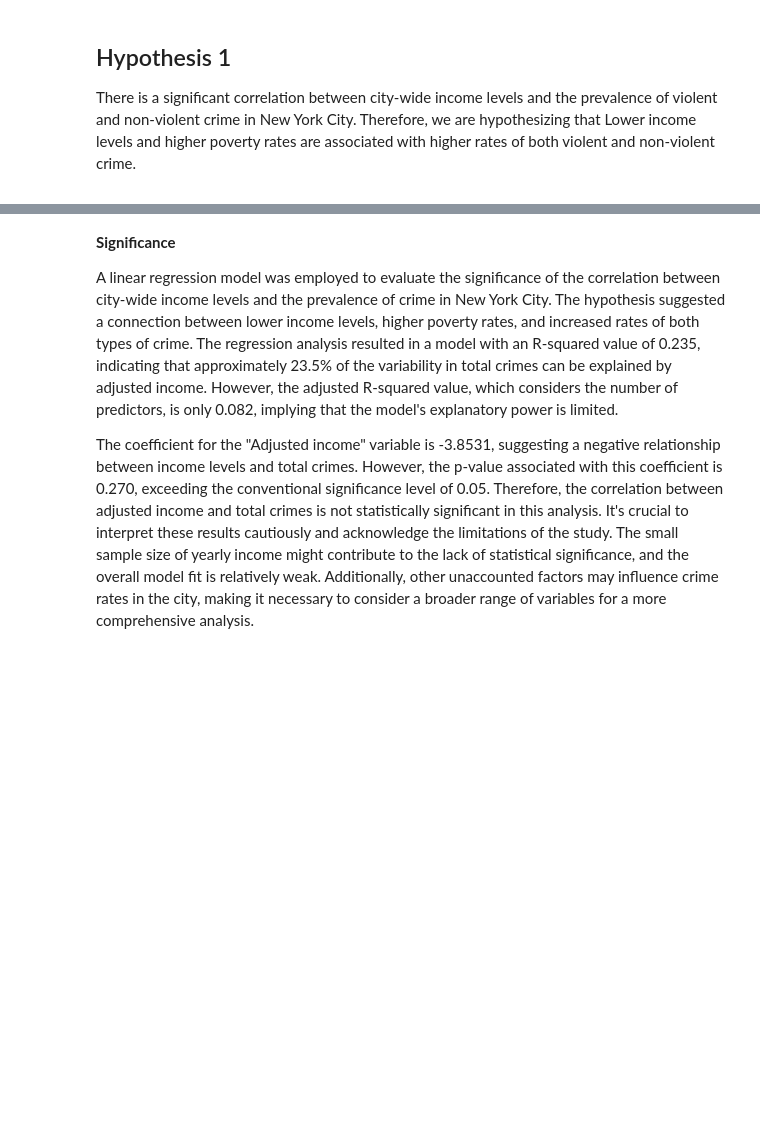
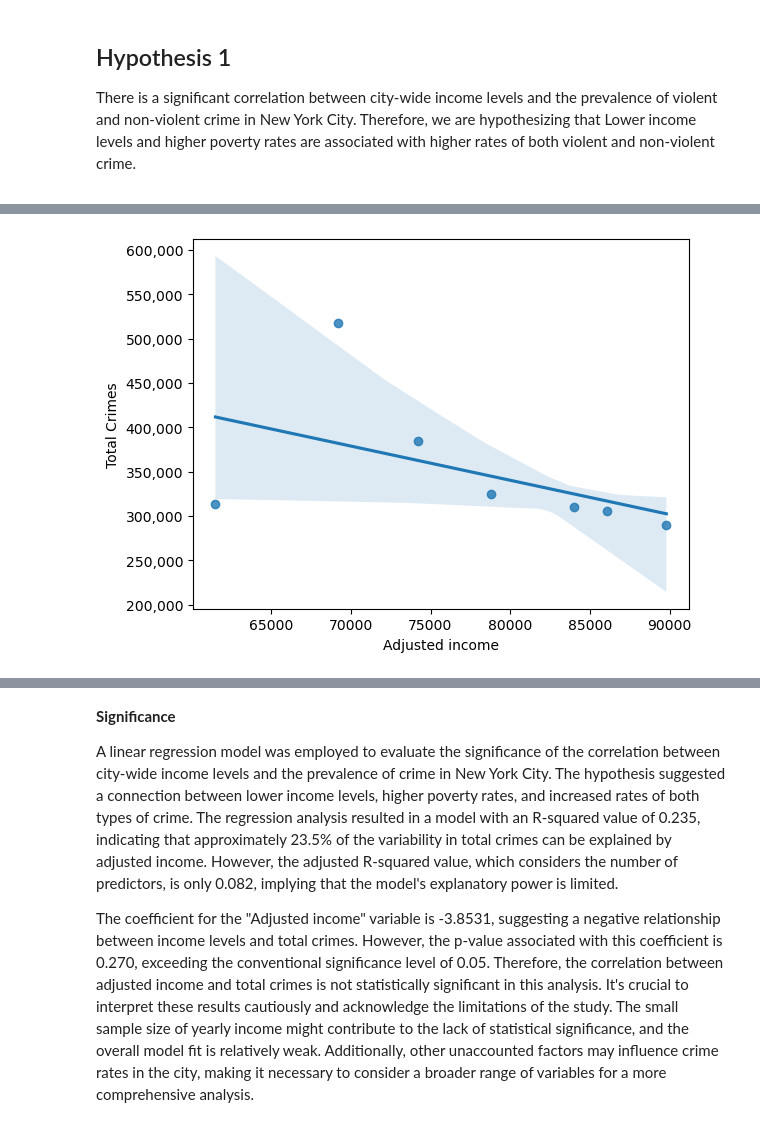
Before and after one commit to anikasparkle22/Info2950_final, a Jupyter notebook: Info 2950 Final.ipynb, the cells around one changed output, grey strips where cells are left out. Drawn from its saved outputs; the diff is of its cells as text; code cells hidden in the pictures; blank space fills up the shorter version.

Commit message:
adding regression graphs

```diff
--- a/Info 2950 Final.ipynb
+++ b/Info 2950 Final.ipynb
@@ -685,11 +664,16 @@ nyc_data = nyc_data[['Adjusted income', 'Total Crimes']].dropna()
 # Check data types and convert if necessary
 nyc_data['Adjusted income'] = pd.to_numeric(nyc_data['Adjusted income'], errors='coerce')
 nyc_data['Total Crimes'] = pd.to_numeric(nyc_data['Total Crimes'], errors='coerce')
+
+#initial regression
+nyc_reg = sns.regplot(data= nyc_data, x='Adjusted income', y= 'Total Crimes', n_boot=20)
+nyc_reg.get_yaxis().set_major_formatter(matplotlib.ticker.StrMethodFormatter('{x:,.0f}'))
+
 X = sm.add_constant(nyc_data['Adjusted income'])
 y = nyc_data['Total Crimes']
-
 model = sm.OLS(y, X).fit()
 
+
 print(model.summary())
 # %% [output]
                             OLS Regression Results
@@ -702,10 +686,11 @@ Time:                        17:23:12   Log-Likelihood:                -87.468
 No. Observations:                   7   AIC:                             178.9
 Df Residuals:                       5   BIC:                             178.8
 Df Model:                           1
 Covariance Type:            nonrobust
 ===================================================================================
 ... (11 lines left out)
 Notes:
 [1] Standard Errors assume that the covariance matrix of the errors is correctly specified.
 [2] The condition number is large, 6.58e+05. This might indicate that there are
 strong multicollinearity or other numerical problems.
+[figure, added]
```
Also changed, not shown: parts of 15 cells of this notebook.
